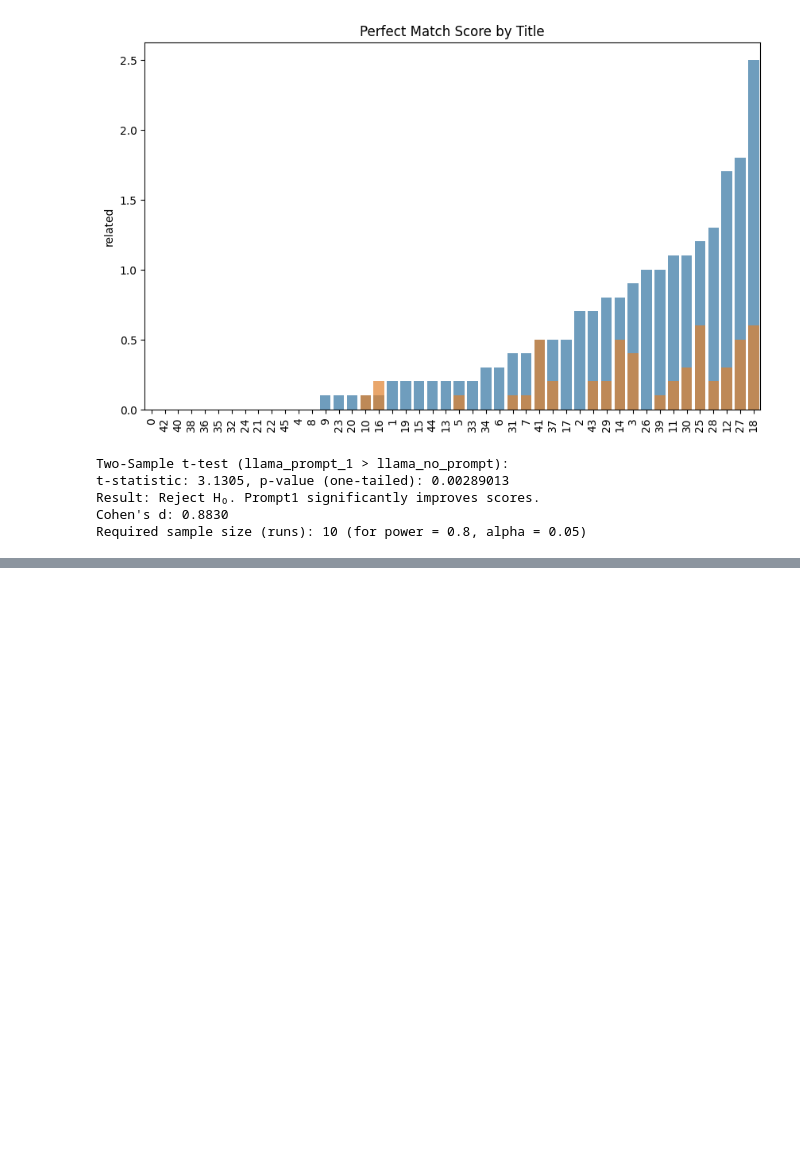
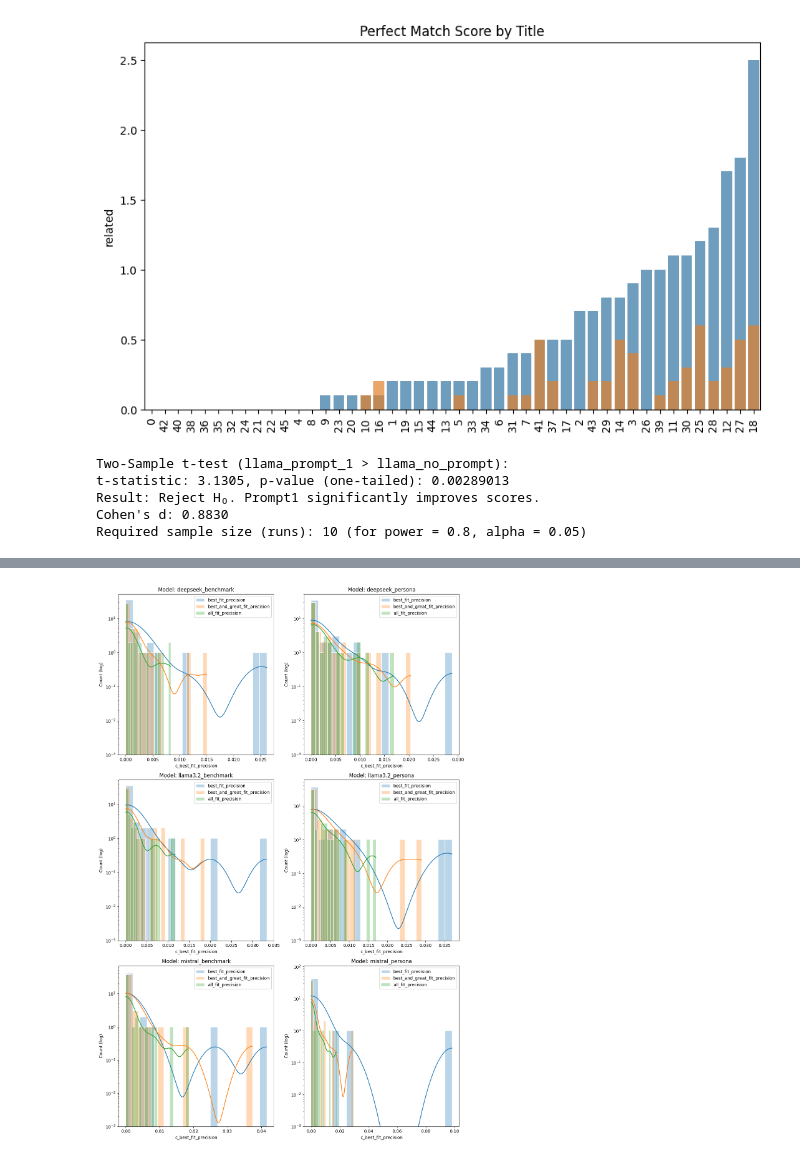
Before and after one commit to Segtanof/Teapot, a Jupyter notebook: 1_ job_match_analysis.ipynb, the cells around one changed output, grey strips where cells are left out. Saved outputs shown, nothing was run; the diff lists cells and outputs as text; code cells hidden in the pictures; blank space fills up the shorter version.

```diff
--- a/1_ job_match_analysis.ipynb
+++ b/1_ job_match_analysis.ipynb
@@ -1529,0 +1690,83 @@ Required sample size (runs): 10 (for power = 0.8, alpha = 0.05)
+# %%
+import matplotlib.pyplot as plt
+import seaborn as sns
+x = 0  # Index of the first model
+model_1 = full_df[full_df["model"] == full_df["model"].unique()[x]]
+model_2 = full_df[full_df["model"] == full_df["model"].unique()[x + 1]]
+model_3 = full_df[full_df["model"] == full_df["model"].unique()[x + 2]]
+model_4 = full_df[full_df["model"] == full_df["model"].unique()[x + 3]]
+model_5 = full_df[full_df["model"] == full_df["model"].unique()[x + 4]]
+model_6 = full_df[full_df["model"] == full_df["model"].unique()[x + 5]]
+
+plt.figure(figsize=(12, 18))
+
+# Plot for Model 1
+plt.subplot(3, 2, 1)
+sns.histplot(data=model_1["c_best_fit_precision"], bins=20, kde=True, label="best_fit_precision", edgecolor="white", alpha=0.3)
+sns.histplot(data=model_1["c_best_and_great_fit_precision"], bins=20, kde=True, label="best_and_great_fit_precision", edgecolor="white", alpha=0.3)
+sns.histplot(data=model_1["c_all_fit_precision"], bins=20, kde=True, label="all_fit_precision", edgecolor="white", alpha=0.3)
+plt.yscale('log')
+plt.ylim(bottom=0.001)
+plt.ylabel("Count (log)")
+plt.title(f"Model: {full_df['model'].unique()[x]}")
+plt.legend()
+
+# Plot for Model 2
+plt.subplot(3, 2, 2)
+sns.histplot(data=model_2["c_best_fit_precision"], bins=20, kde=True, label="best_fit_precision", edgecolor="white", alpha=0.3)
+sns.histplot(data=model_2["c_best_and_great_fit_precision"], bins=20, kde=True, label="best_and_great_fit_precision", edgecolor="white", alpha=0.3)
+sns.histplot(data=model_2["c_all_fit_precision"], bins=20, kde=True, label="all_fit_precision", edgecolor="white", alpha=0.3)
+plt.yscale('log')
+plt.ylim(bottom=0.001)
+plt.ylabel("Count (log)")
+plt.title(f"Model: {full_df['model'].unique()[x + 1]}")
+plt.legend()
+
+# Plot for Model 3
+plt.subplot(3, 2, 3)
+sns.histplot(data=model_3["c_best_fit_precision"], bins=20, kde=True, label="best_fit_precision", edgecolor="white", alpha=0.3)
+sns.histplot(data=model_3["c_best_and_great_fit_precision"], bins=20, kde=True, label="best_and_great_fit_precision", edgecolor="white", alpha=0.3)
+sns.histplot(data=model_3["c_all_fit_precision"], bins=20, kde=True, label="all_fit_precision", edgecolor="white", alpha=0.3)
+plt.yscale('log')
+plt.ylim(bottom=0.001)
+plt.ylabel("Count (log)")
+plt.title(f"Model: {full_df['model'].unique()[x + 2]}")
+plt.legend()
+
+# Plot for Model 4
+plt.subplot(3, 2, 4)
+sns.histplot(data=model_4["c_best_fit_precision"], bins=20, kde=True, label="best_fit_precision", edgecolor="white", alpha=0.3)
+sns.histplot(data=model_4["c_best_and_great_fit_precision"], bins=20, kde=True, label="best_and_great_fit_precision", edgecolor="white", alpha=0.3)
+sns.histplot(data=model_4["c_all_fit_precision"], bins=20, kde=True, label="all_fit_precision", edgecolor="white", alpha=0.3)
+plt.yscale('log')
+plt.ylim(bottom=0.001)
+plt.ylabel("Count (log)")
+plt.title(f"Model: {full_df['model'].unique()[x + 3]}")
+plt.legend()
+
+# Plot for Model 5
+plt.subplot(3, 2, 5)
+sns.histplot(data=model_5["c_best_fit_precision"], bins=20, kde=True, label="best_fit_precision", edgecolor="white", alpha=0.3)
+sns.histplot(data=model_5["c_best_and_great_fit_precision"], bins=20, kde=True, label="best_and_great_fit_precision", edgecolor="white", alpha=0.3)
+sns.histplot(data=model_5["c_all_fit_precision"], bins=20, kde=True, label="all_fit_precision", edgecolor="white", alpha=0.3)
+plt.yscale('log')
+plt.ylim(bottom=0.001)
+plt.ylabel("Count (log)")
+plt.title(f"Model: {full_df['model'].unique()[x + 4]}")
+plt.legend()
+
+# Plot for Model 6
+plt.subplot(3, 2, 6)
+sns.histplot(data=model_6["c_best_fit_precision"], bins=20, kde=True, label="best_fit_precision", edgecolor="white", alpha=0.3)
+sns.histplot(data=model_6["c_best_and_great_fit_precision"], bins=20, kde=True, label="best_and_great_fit_precision", edgecolor="white", alpha=0.3)
+sns.histplot(data=model_6["c_all_fit_precision"], bins=20, kde=True, label="all_fit_precision", edgecolor="white", alpha=0.3)
+plt.yscale('log')
+plt.ylim(bottom=0.001)
+plt.ylabel("Count (log)")
+plt.title(f"Model: {full_df['model'].unique()[x + 5]}")
+plt.legend()
+
+plt.tight_layout()
+plt.show()
+# %% [output]
+[figure, added]
```
Also changed, not shown: parts of 18 cells of this notebook, 1 other file.
